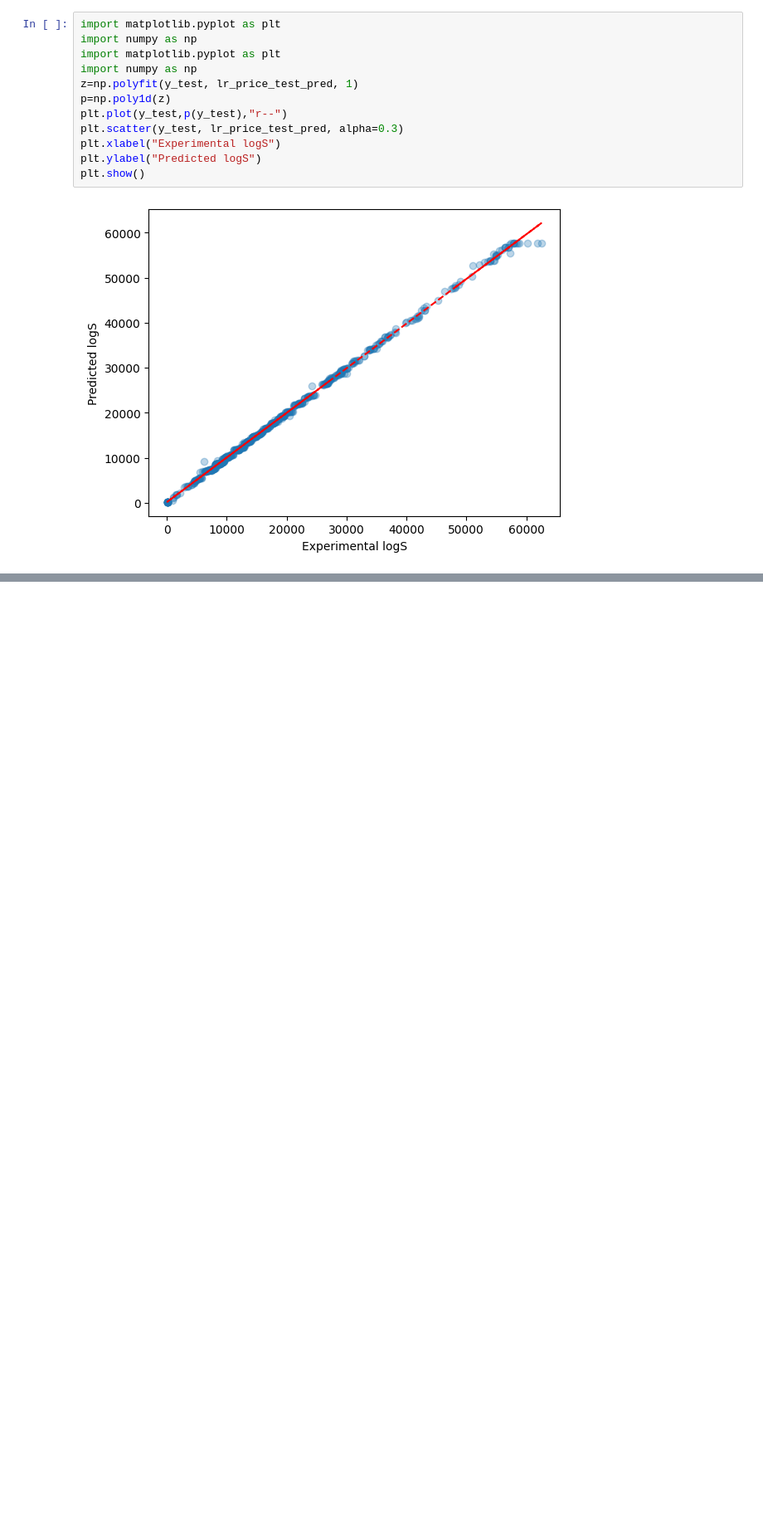
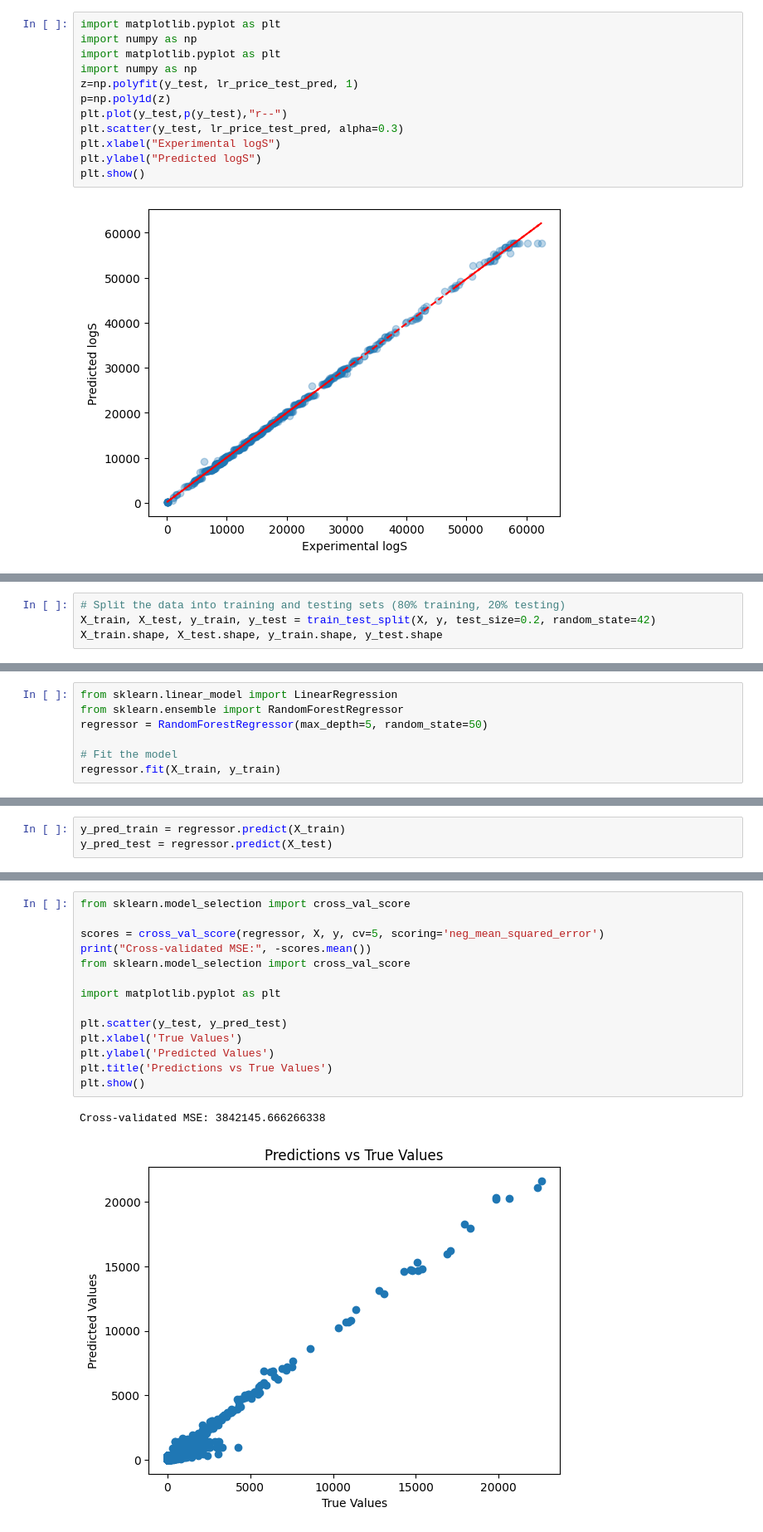
Before and after one commit to hamzaabialal/data, a Jupyter notebook: Crop_Prediction.ipynb, the cells around one changed output, grey strips where cells are left out. Shown at 83% size. Cells and saved outputs as stored; diff of their text form; blank space fills up the shorter version.

```diff
--- a/Crop_Prediction.ipynb
+++ b/Crop_Prediction.ipynb
@@ -828,0 +1198,4 @@ plt.show()
+# %%
+# Split the data into training and testing sets (80% training, 20% testing)
+X_train, X_test, y_train, y_test = train_test_split(X, y, test_size=0.2, random_state=42)
+X_train.shape, X_test.shape, y_train.shape, y_test.shape
@@ -828,0 +1204,7 @@ plt.show()
+# %%
+from sklearn.linear_model import LinearRegression
+from sklearn.ensemble import RandomForestRegressor
+regressor = RandomForestRegressor(max_depth=5, random_state=50)
+
+# Fit the model
+regressor.fit(X_train, y_train)
@@ -828,0 +1213,3 @@ plt.show()
+# %%
+y_pred_train = regressor.predict(X_train)
+y_pred_test = regressor.predict(X_test)
@@ -828,0 +1245,17 @@ plt.show()
+# %%
+from sklearn.model_selection import cross_val_score
+
+scores = cross_val_score(regressor, X, y, cv=5, scoring='neg_mean_squared_error')
+print("Cross-validated MSE:", -scores.mean())
+from sklearn.model_selection import cross_val_score
+
+import matplotlib.pyplot as plt
+
+plt.scatter(y_test, y_pred_test)
+plt.xlabel('True Values')
+plt.ylabel('Predicted Values')
+plt.title('Predictions vs True Values')
+plt.show()
+# %% [output]
+Cross-validated MSE: 3842145.666266338
+[figure, added]
```
Also changed, not shown: parts of 41 cells of this notebook.
